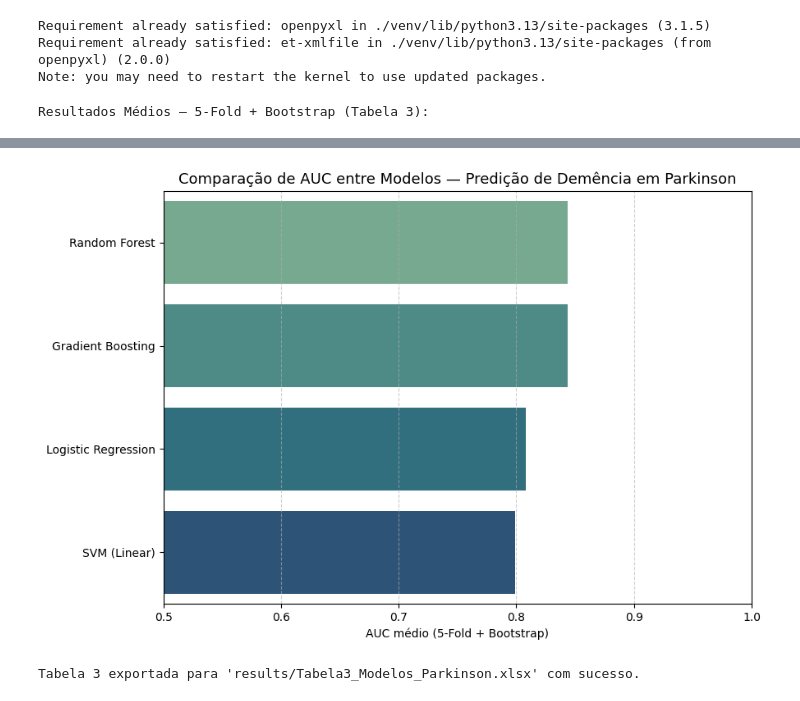
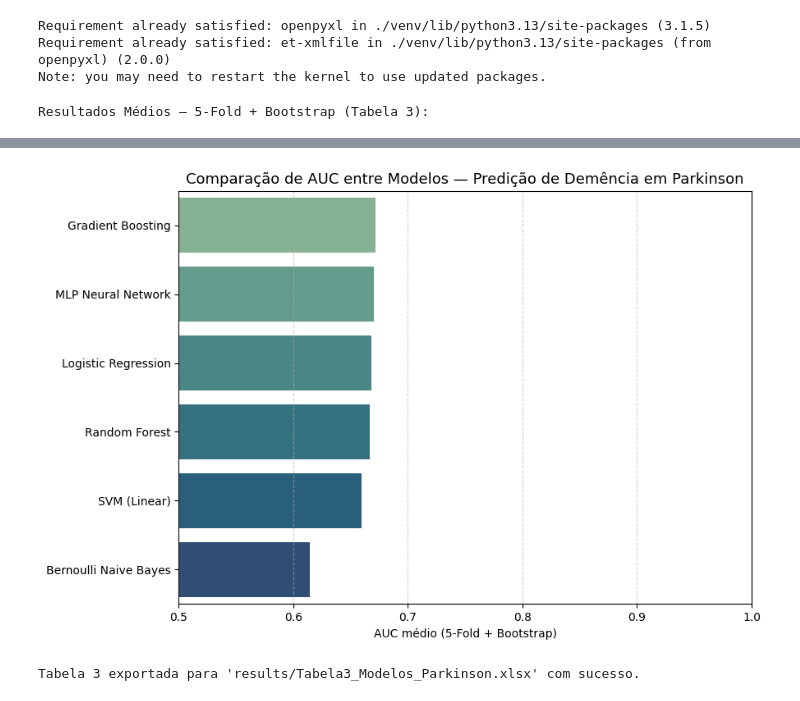
Before and after one commit to dudasfig/tcc-parkinson-dementia-ml, a Jupyter notebook: PARKINSON.ipynb, the cells around one changed output, grey strips where cells are left out. Saved outputs shown, nothing was run; the diff lists cells and outputs as text; code cells hidden in the pictures.

```diff
--- a/PARKINSON.ipynb
+++ b/PARKINSON.ipynb
@@ -536,7 +606,7 @@ params = {
 model = lr(class_weight='balanced', random_state=42)
 
 lr_auc, lr_metrics, lr_models, lr_err, lr_feat, lr_probs, lr_preds, lr_true = run_k_fold(
-    model, 'LR', params, X_scaled, y_array
+    model, 'LR', params, X_final, y_array
 )
 
 metric_names = [
@@ -619,7 +689,7 @@ model = rf(class_weight='balanced_subsample', random_state=42, n_jobs=-1)
 print("Iniciando validação cruzada (Random Forest, estilo James)...")
 
 rf_auc, rf_metrics, rf_models, rf_err, rf_feat, rf_probs, rf_preds, rf_true= run_k_fold(
-    model, 'RF', params, X_scaled, y_array
+    model, 'RF', params, X_final, y_array
 )
 
 print("\n📊 MÉDIAS — Random Forest (5-Fold, Bootstrap 1000):")
@@ -668,7 +738,7 @@ model = gb(random_state=42)
 print("Iniciando validação cruzada (Gradient Boosting / XGB, estilo James)...")
 
 gb_auc, gb_metrics, gb_models, gb_err, gb_feat, gb_probs, gb_preds, gb_true = run_k_fold(
-    model, 'XGB', params, X_scaled, y_array
+    model, 'XGB', params, X_final, y_array
 )
 
 print("\nMÉDIAS — Gradient Boosting (5-Fold, Bootstrap 1000):")
@@ -714,7 +784,7 @@ model = SVC(probability=True, random_state=42, class_weight='balanced')
 print("Iniciando validação cruzada (SVM Linear, estilo James)...")
 
 svm_auc, svm_metrics, svm_models, svm_err, svm_feat, svm_probs, svm_preds, svm_true = run_k_fold(
-    model, 'SVM', params, X_scaled, y_array
+    model, 'SVM', params, X_final, y_array
 )
 
 print("\nMÉDIAS — SVM Linear (5-Fold, Bootstrap 1000):")
@@ -1135,33 +1687,82 @@ Requirement already satisfied: openpyxl in ./venv/lib/python3.13/site-packages (
 Requirement already satisfied: et-xmlfile in ./venv/lib/python3.13/site-packages (from openpyxl) (2.0.0)
 Note: you may need to restart the kernel to use updated packages.
 # %%
-
 metric_names = [
     'accuracy', 'sensitivity', 'specificity', 'positive_likelihood',
     'negative_likelihood', 'false_positive_rate', 'false_negative_rate',
     'ppv', 'npv', 'positive_rate'
 ]
 
-lr_mean = pd.Series(np.mean(lr_metrics, axis=0), index=metric_names)
-rf_mean = pd.Series(np.mean(rf_metrics, axis=0), index=metric_names)
-gb_mean = pd.Series(np.mean(gb_metrics, axis=0), index=metric_names)
+# Médias das métricas por modelo
+lr_mean  = pd.Series(np.mean(lr_metrics, axis=0), index=metric_names)
+rf_mean  = pd.Series(np.mean(rf_metrics, axis=0), index=metric_names)
+gb_mean  = pd.Series(np.mean(gb_metrics, axis=0), index=metric_names)
 svm_mean = pd.Series(np.mean(svm_metrics, axis=0), index=metric_names)
+mlp_mean = pd.Series(np.mean(mlp_metrics, axis=0), index=metric_names)
+bnb_mean = pd.Series(np.mean(bnb_metrics, axis=0), index=metric_names)
 
+# ================================
+#   Tabela final com 6 modelos
+# ================================
 results_df = pd.DataFrame({
-    "Modelo": ["Logistic Regression", "Random Forest", "Gradient Boosting", "SVM (Linear)"],
-    "AUC": [np.mean(lr_auc), np.mean(rf_auc), np.mean(gb_auc), np.mean(svm_auc)],
-    "Accuracy": [lr_mean['accuracy'], rf_mean['accuracy'], gb_mean['accuracy'], svm_mean['accuracy']],
-    "Sensibilidade": [lr_mean['sensitivity'], rf_mean['sensitivity'], gb_mean['sensitivity'], svm_mean['sensitivity']],
-    "Especificidade": [lr_mean['specificity'], rf_mean['specificity'], gb_mean['specificity'], svm_mean['specificity']],
-    "PPV": [lr_mean['ppv'], rf_mean['ppv'], gb_mean['ppv'], svm_mean['ppv']],
-    "NPV": [lr_mean['npv'], rf_mean['npv'], gb_mean['npv'], svm_mean['npv']]
+    "Modelo": [
+        "Logistic Regression",
+        "Random Forest",
+        "Gradient Boosting",
+        "SVM (Linear)",
+        "MLP Neural Network",
+        "Bernoulli Naive Bayes"
+    ],
+
+    "AUC": [
+        np.mean(lr_auc),
+        np.mean(rf_auc),
+        np.mean(gb_auc),
+        np.mean(svm_auc),
+        np.mean(mlp_auc),
+        np.mean(bnb_auc)
+    ],
+
+    "Accuracy": [
+        lr_mean['accuracy'], rf_mean['accuracy'], gb_mean['accuracy'],
+        svm_mean['accuracy'], mlp_mean['accuracy'], bnb_mean['accuracy']
+    ],
+
+    "Sensibilidade": [
+        lr_mean['sensitivity'], rf_mean['sensitivity'], gb_mean['sensitivity'],
+        svm_mean['sensitivity'], mlp_mean['sensitivity'], bnb_mean['sensitivity']
+    ],
+
+    "Especificidade": [
+        lr_mean['specificity'], rf_mean['specificity'], gb_mean['specificity'],
+        svm_mean['specificity'], mlp_mean['specificity'], bnb_mean['specificity']
+    ],
+
+    "PPV": [
+        lr_mean['ppv'], rf_mean['ppv'], gb_mean['ppv'],
+        svm_mean['ppv'], mlp_mean['ppv'], bnb_mean['ppv']
+    ],
+
+    "NPV": [
+        lr_mean['npv'], rf_mean['npv'], gb_mean['npv'],
+        svm_mean['npv'], mlp_mean['npv'], bnb_mean['npv']
+    ]
 })
 
 print("Resultados Médios — 5-Fold + Bootstrap (Tabela 3):")
 display(results_df.round(3))
 
+# ================================
+#   Gráfico de AUC atualizado
+# ================================
 plt.figure(figsize=(9, 6))
-sns.barplot(x="AUC", y="Modelo", data=results_df.sort_values("AUC", ascending=False), palette="crest")
+sns.barplot(
+    x="AUC",
+    y="Modelo",
+    data=results_df.sort_values("AUC", ascending=False),
+    palette="crest"
+)
+
 plt.title("Comparação de AUC entre Modelos — Predição de Demência em Parkinson", fontsize=13)
 plt.xlabel("AUC médio (5-Fold + Bootstrap)")
 plt.ylabel("")
@@ -1170,9 +1771,13 @@ plt.grid(axis='x', linestyle='--', alpha=0.6)
 plt.tight_layout()
 plt.show()
 
+# ================================
+#   Exportação para Excel
+# ================================
 output_path = "results/Tabela3_Modelos_Parkinson.xlsx"
 os.makedirs("results", exist_ok=True)
 results_df.round(4).to_excel(output_path, index=False)
+
 print(f"Tabela 3 exportada para '{output_path}' com sucesso.")
 # %% [output]
 Resultados Médios — 5-Fold + Bootstrap (Tabela 3):
@@ -1184,2 +1791,2 @@ Resultados Médios — 5-Fold + Bootstrap (Tabela 3):
-[figure, old version]
+[figure, new version]
 Tabela 3 exportada para 'results/Tabela3_Modelos_Parkinson.xlsx' com sucesso.
```
Also changed, not shown: parts of 27 cells of this notebook, 45 other files.
